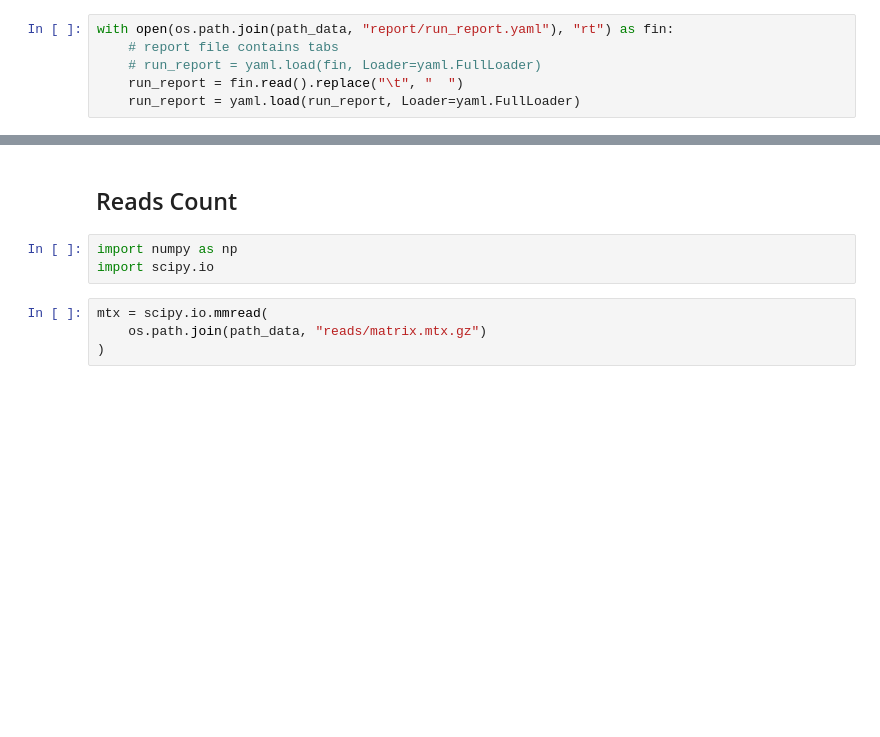
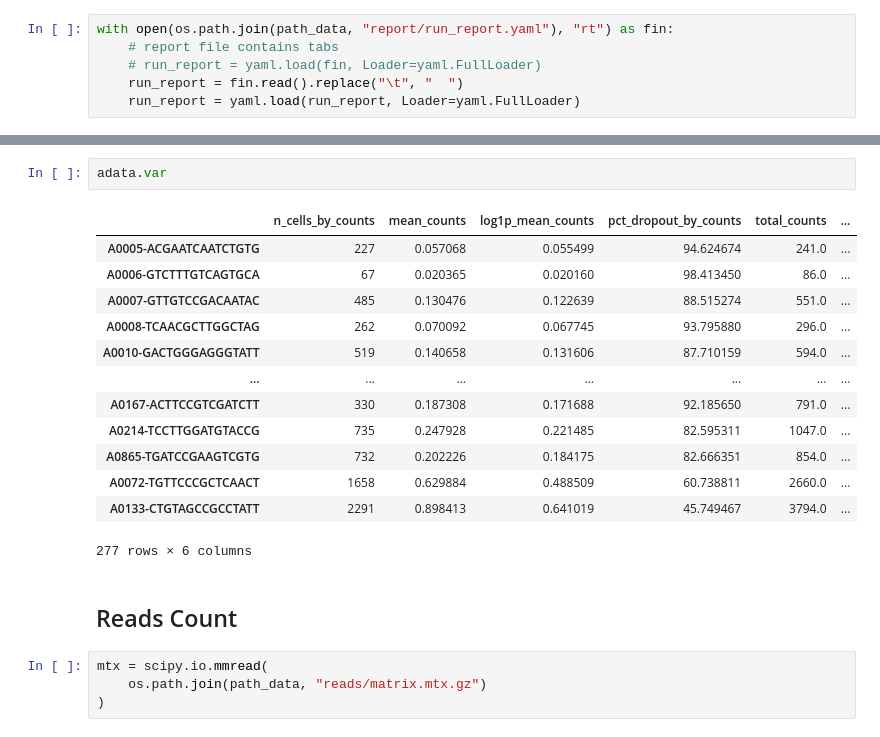
Before and after one commit to hisplan/sharp, a Jupyter notebook: manual-inspection/inspect-citeseq.ipynb, the cells around one changed output, grey strips where cells are left out. Cells and saved outputs as stored; diff of their text form; blank space fills up the shorter version.

```diff
--- a/manual-inspection/inspect-citeseq.ipynb
+++ b/manual-inspection/inspect-citeseq.ipynb
@@ -47,8 +72,21 @@ with open(os.path.join(path_data, "report/run_report.yaml"), "rt") as fin:
+# %%
+adata.var
+# %% [output]
+|  | n_cells_by_counts | mean_counts | log1p_mean_counts | pct_dropout_by_counts | total_counts | ... |
+| A0005-ACGAATCAATCTGTG | 227 | 0.057068 | 0.055499 | 94.624674 | 241.0 | ... |
+| A0006-GTCTTTGTCAGTGCA | 67 | 0.020365 | 0.020160 | 98.413450 | 86.0 | ... |
+| A0007-GTTGTCCGACAATAC | 485 | 0.130476 | 0.122639 | 88.515274 | 551.0 | ... |
+| A0008-TCAACGCTTGGCTAG | 262 | 0.070092 | 0.067745 | 93.795880 | 296.0 | ... |
+| A0010-GACTGGGAGGGTATT | 519 | 0.140658 | 0.131606 | 87.710159 | 594.0 | ... |
+| ... | ... | ... | ... | ... | ... | ... |
+| A0167-ACTTCCGTCGATCTT | 330 | 0.187308 | 0.171688 | 92.185650 | 791.0 | ... |
+| A0214-TCCTTGGATGTACCG | 735 | 0.247928 | 0.221485 | 82.595311 | 1047.0 | ... |
+| A0865-TGATCCGAAGTCGTG | 732 | 0.202226 | 0.184175 | 82.666351 | 854.0 | ... |
+| A0072-TGTTCCCGCTCAACT | 1658 | 0.629884 | 0.488509 | 60.738811 | 2660.0 | ... |
+| A0133-CTGTAGCCGCCTATT | 2291 | 0.898413 | 0.641019 | 45.749467 | 3794.0 | ... |
+277 rows × 6 columns
 # %% [markdown]
 ## Reads Count
-# %%
-import numpy as np
-import scipy.io
 # %%
 mtx = scipy.io.mmread(
     os.path.join(path_data, "reads/matrix.mtx.gz")
```
Also changed, not shown: parts of 6 cells of this notebook, 1 other file.
